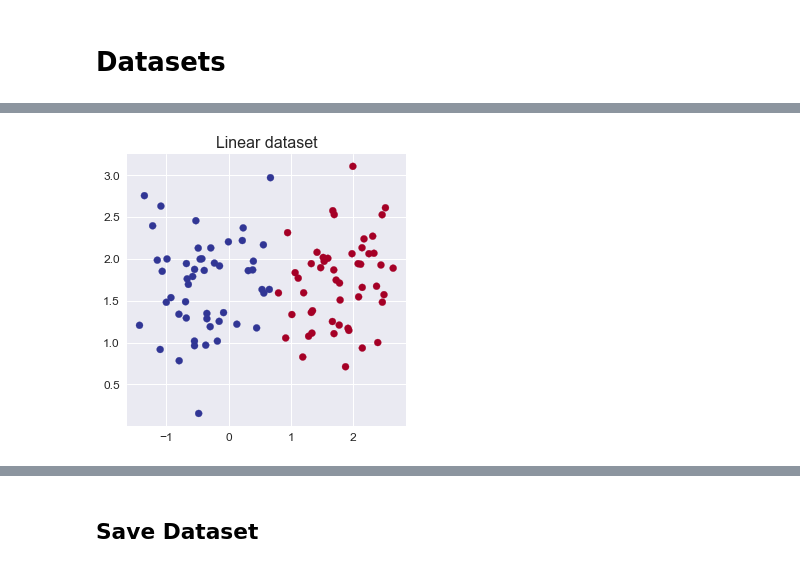
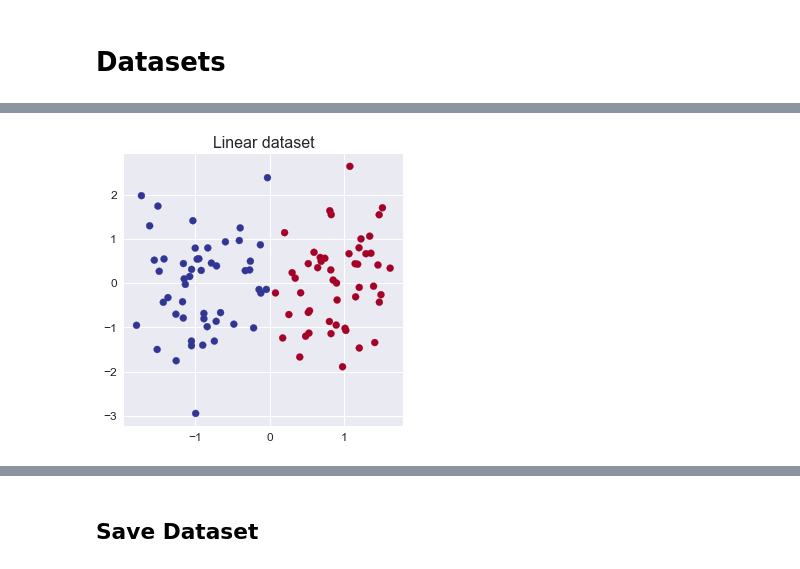
Before and after one commit to furrutiav/deep-learning-as-optimal-control, a Jupyter notebook: 01_data_preparation.ipynb, the cells around one changed output, grey strips where cells are left out. Cells and saved outputs as stored; diff of their text form; code cells hidden in the pictures.

```diff
--- a/01_data_preparation.ipynb
+++ b/01_data_preparation.ipynb
@@ -56,12 +64,14 @@ plot_dataset(dataset_donut_test[0], dataset_donut_test[1], "Dona")
 # %%
 X, y = make_classification(
     n_samples=100, n_features=2, n_redundant=0, n_informative=2, random_state=1, n_clusters_per_class=1
 )
 X += 1.5 * np.random.RandomState(0).uniform(size=X.shape)
 linearly_separable = (X, y)
+mu_linear, std_linear = linearly_separable[0].mean(axis=0), linearly_separable[0].std(axis=0)
+linearly_separable = ((linearly_separable[0] - mu_linear) / std_linear), linearly_separable[1]
 plot_dataset(linearly_separable[0], linearly_separable[1], "Linear")
 # %% [output]
-[figure, old version]
+[figure, new version]
 # %%
 X, y = make_classification(
     n_samples=100, n_features=2, n_redundant=0, n_informative=2, random_state=1, n_clusters_per_class=1
```
Also changed, not shown: parts of 9 cells of this notebook, 44 other files.
